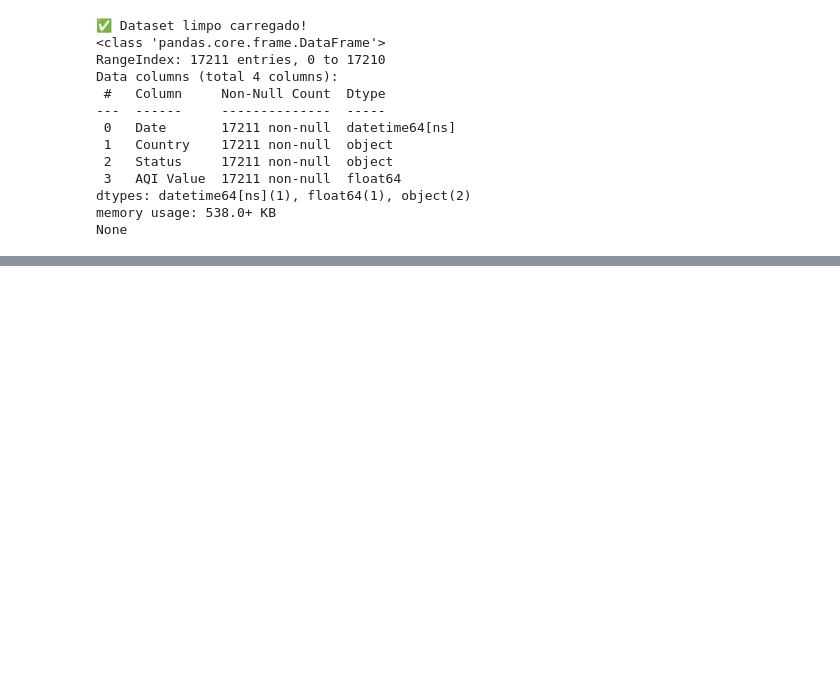
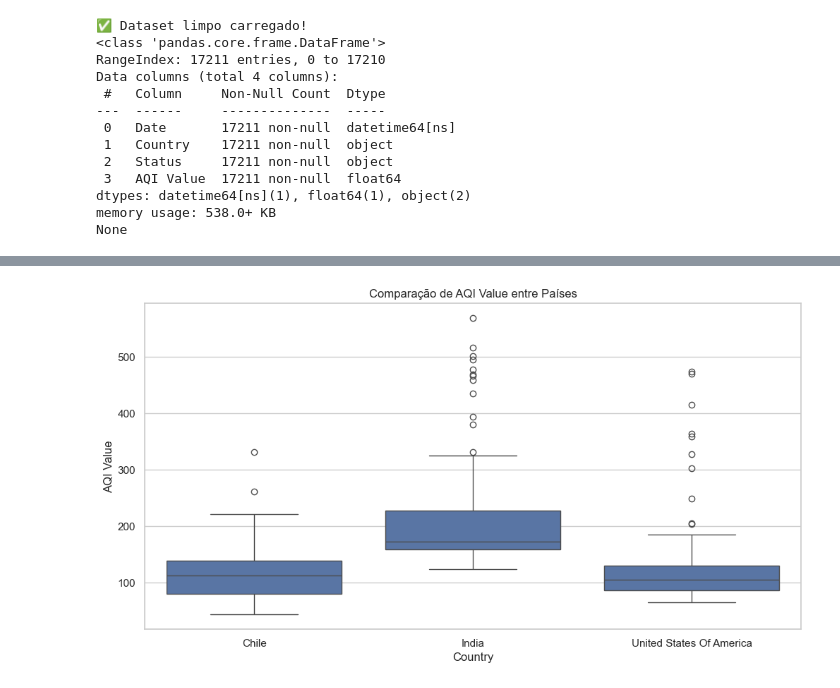
Before and after one commit to lgfas/diabetes-data-mining, a Jupyter notebook: notebooks/Outliers.ipynb, the cells around one changed output, grey strips where cells are left out. Cells and saved outputs as stored; diff of their text form; code cells hidden in the pictures; blank space fills up the shorter version.

```diff
--- a/notebooks/Outliers.ipynb
+++ b/notebooks/Outliers.ipynb
@@ -43,0 +130,12 @@ None
+# %%
+# Selecionar países para comparação
+countries = ["Chile", "India", "United States Of America"]
+df_comparison = df[df["Country"].isin(countries)]
+
+# Gráfico de boxplot comparativo
+plt.figure(figsize=(12, 6))
+sns.boxplot(data=df_comparison, x="Country", y="AQI Value")
+plt.title("Comparação de AQI Value entre Países")
+plt.show()
+# %% [output]
+[figure, added]
```
Also changed, not shown: parts of 10 cells of this notebook, 1 other file.
